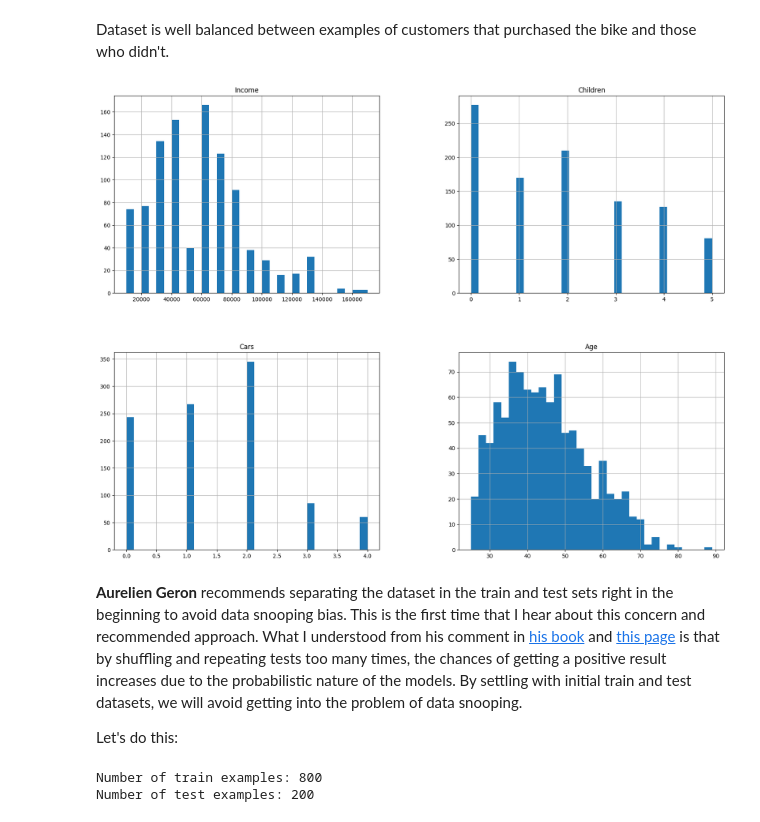
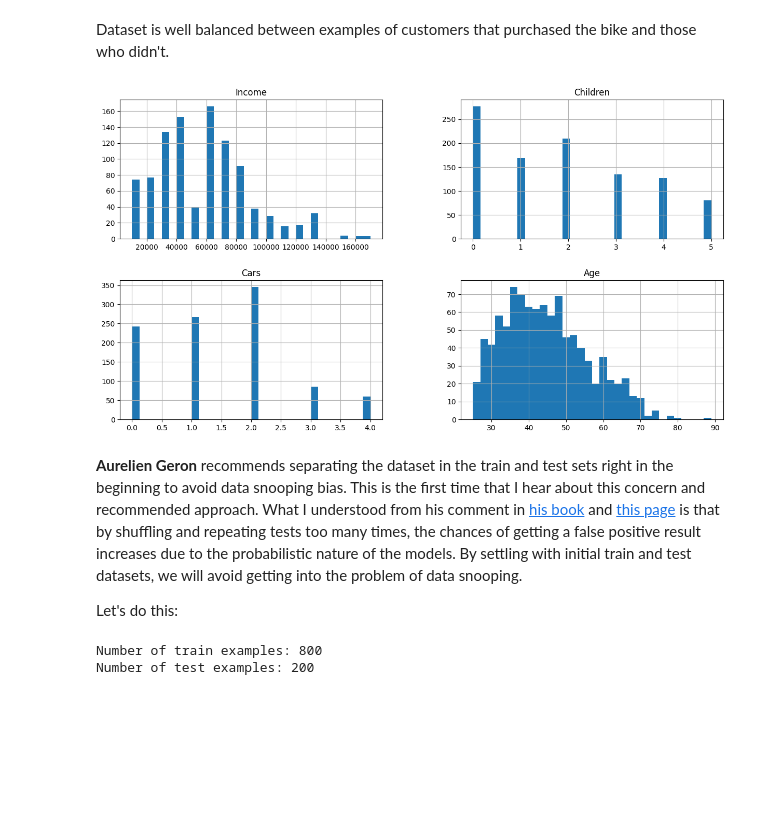
Before and after one commit to estaciolima/bikebuyers, a Jupyter notebook: EDA.ipynb, the cells around one changed output. Drawn from its saved outputs; the diff is of its cells as text; code cells hidden in the pictures; blank space fills up the shorter version.

```diff
--- a/EDA.ipynb
+++ b/EDA.ipynb
@@ -89,12 +89,12 @@ plot_y_pie_chart(purchaside_bike_counts)
 Dataset is well balanced between examples of customers that purchased the bike and those who didn't.
 # %%
 number_of_bins = int(np.sqrt(1000).round())
-df[numeric_variables].hist(bins=number_of_bins, figsize=(20,15))
+df[numeric_variables].hist(bins=number_of_bins, figsize=(15,8))
 plt.show()
 # %% [output]
-[figure, old version]
+[figure, new version]
 # %% [markdown]
-**Aurelien Geron** recommends separating the dataset in the train and test sets right in the beginning to avoid data snooping bias. This is the first time that I hear about this concern and recommended approach. What I understood from his comment in [his book](https://www.amazon.com.br/M%C3%A3os-obra-aprendizado-scikit-learn-tensorflow/dp/8550803812/ref=asc_df_8550803812/?tag=googleshopp00-20&linkCode=df0&hvadid=379748659420&hvpos=&hvnetw=g&hvrand=7233050575186236478&hvpone=&hvptwo=&hvqmt=&hvdev=c&hvdvcmdl=&hvlocint=&hvlocphy=1001533&hvtargid=pla-812887614657&psc=1&mcid=4ae1075609fa336e931d99bbe1320cb8) and [this page](https://datascience.stanford.edu/news/data-snooping) is that by shuffling and repeating tests too many times, the chances of getting a positive result increases due to the probabilistic nature of the models. By settling with initial train and test datasets, we will avoid getting into the problem of data snooping.
+**Aurelien Geron** recommends separating the dataset in the train and test sets right in the beginning to avoid data snooping bias. This is the first time that I hear about this concern and recommended approach. What I understood from his comment in [his book](https://www.amazon.com.br/M%C3%A3os-obra-aprendizado-scikit-learn-tensorflow/dp/8550803812/ref=asc_df_8550803812/?tag=googleshopp00-20&linkCode=df0&hvadid=379748659420&hvpos=&hvnetw=g&hvrand=7233050575186236478&hvpone=&hvptwo=&hvqmt=&hvdev=c&hvdvcmdl=&hvlocint=&hvlocphy=1001533&hvtargid=pla-812887614657&psc=1&mcid=4ae1075609fa336e931d99bbe1320cb8) and [this page](https://datascience.stanford.edu/news/data-snooping) is that by shuffling and repeating tests too many times, the chances of getting a false positive result increases due to the probabilistic nature of the models. By settling with initial train and test datasets, we will avoid getting into the problem of data snooping.
 
 Let's do this:
 # %%
```
Also changed, not shown: parts of 15 cells of this notebook.
